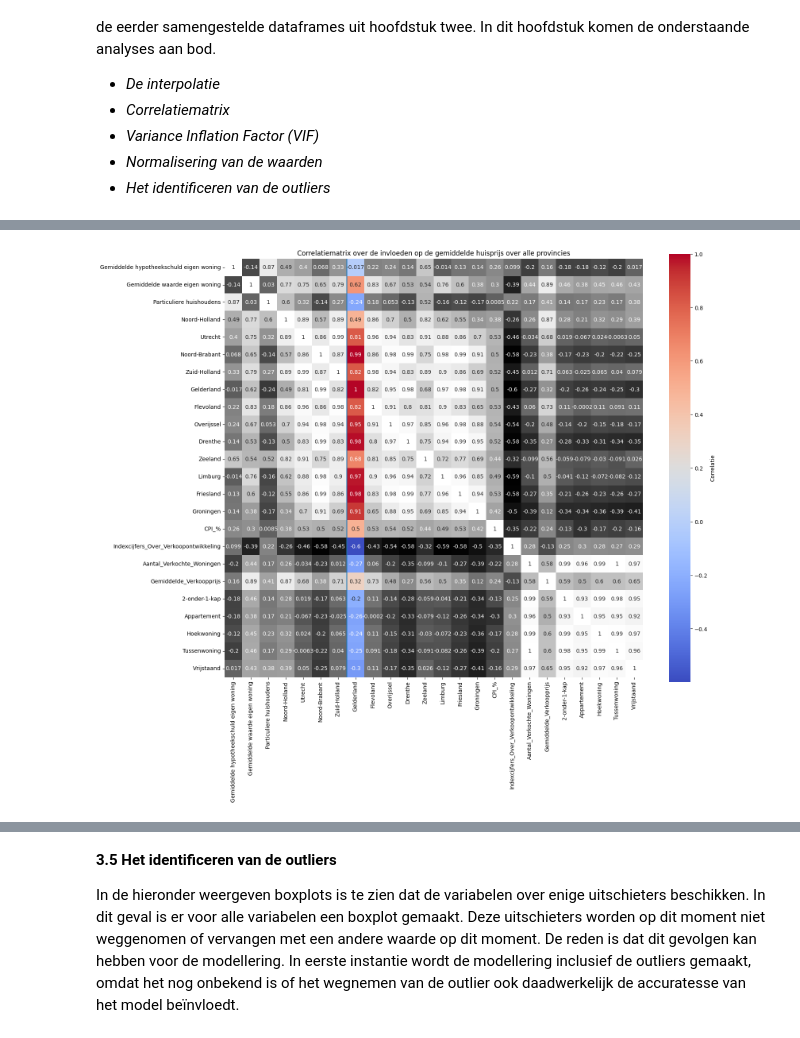
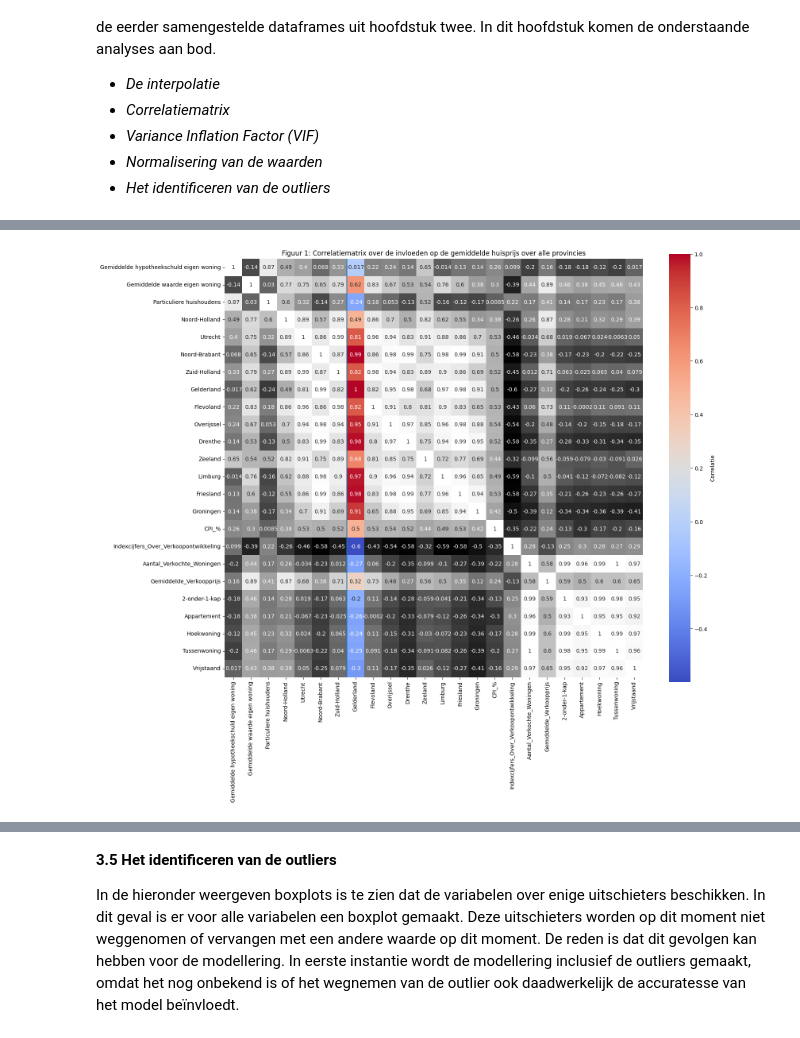
Before and after one commit to y-anwari/Invloeden_op_huizenprijs, a Jupyter notebook: Invloeden_op_Huizenmarkt.ipynb, the cells around one changed output, grey strips where cells are left out. Saved outputs shown, nothing was run; the diff lists cells and outputs as text; code cells hidden in the pictures.

```diff
--- a/Invloeden_op_Huizenmarkt.ipynb
+++ b/Invloeden_op_Huizenmarkt.ipynb
@@ -682,38 +653,33 @@ Deze variabele heeft tegen de verwachting in een gemiddelde correlatie (r: -0.26
 # %%
-import pandas as pd
-import seaborn as sns
-import matplotlib.pyplot as plt
-import numpy as np
-
 # Correlatiematrix
 correlatiematrix = main_df_after_merged
 
 # Dubbele kolommen worden verwijderd
 columns_to_remove = ['Maand', 'Key', 'Jaartal', 'Periode (maand)']  # Namen van de kolommen die als gevolg van mergen dubbel voorkomen in de dataframe.
 
 correlatiematrix = main_df_after_merged.drop(columns_to_remove, axis=1)
 
 # Correlatiematrix berekenen
 correlation_matrix = correlatiematrix.corr()
 
 # Indices van de kolommen die anders moeten worden gemarkeerd, dit is in dit geval Gelderland
 aangegeven_kolommen = [7]
 
 # Maak een masker voor de plot
 mask = np.ones_like(correlation_matrix, dtype=bool)
 mask[:, aangegeven_kolommen] = False
 
 # Correlatiematrix plotten
 plt.figure(figsize=(17, 14))
 sns.heatmap(correlation_matrix, annot=True, cmap='coolwarm', square=True, mask=mask, cbar_kws={'label': 'Correlatie', 'orientation': 'vertical', 'pad': 0.05})
 
 # Verticale markering toevoegen aan de plot
 for i in range(len(aangegeven_kolommen)):
     plt.axvline(x=aangegeven_kolommen[i])
 
 sns.heatmap(correlation_matrix, annot=True, cmap='gray', square=True, mask=~mask, cbar=False)
 
-plt.title('Correlatiematrix over de invloeden op de gemiddelde huisprijs over alle provincies')
+plt.title('Figuur 1: Correlatiematrix over de invloeden op de gemiddelde huisprijs over alle provincies')
 plt.show()
 # %% [output]
-[figure, old version]
+[figure, new version]
```
Also changed, not shown: parts of 35 cells of this notebook, 1 other file.
